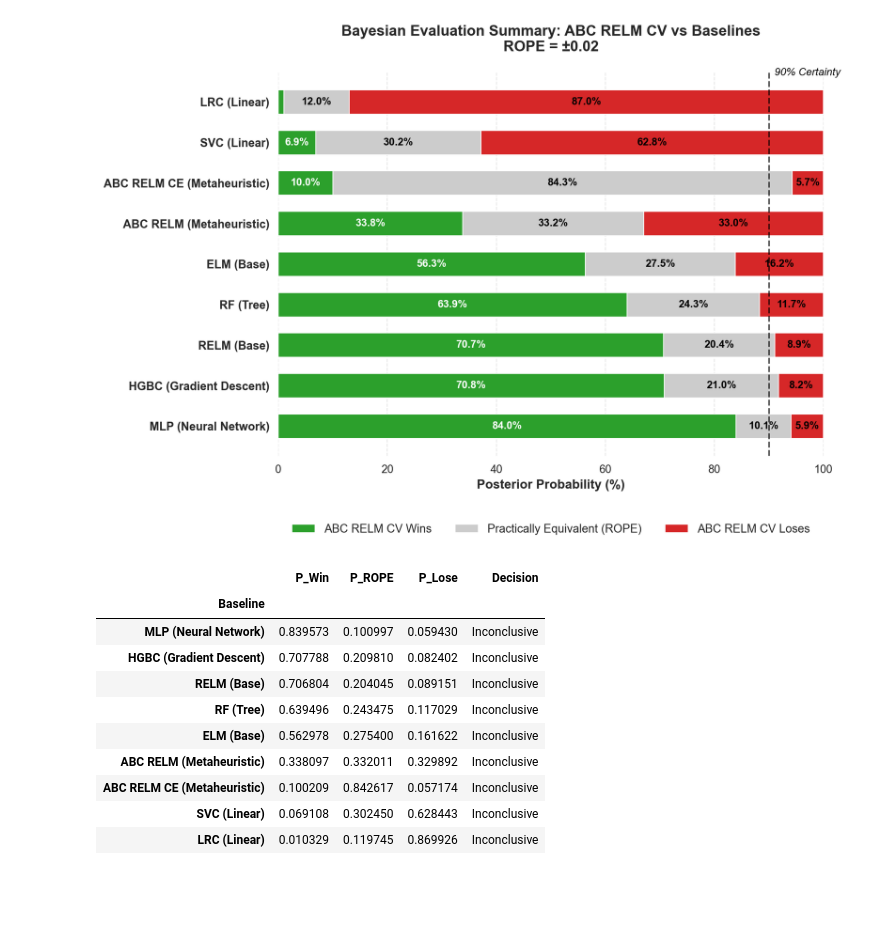
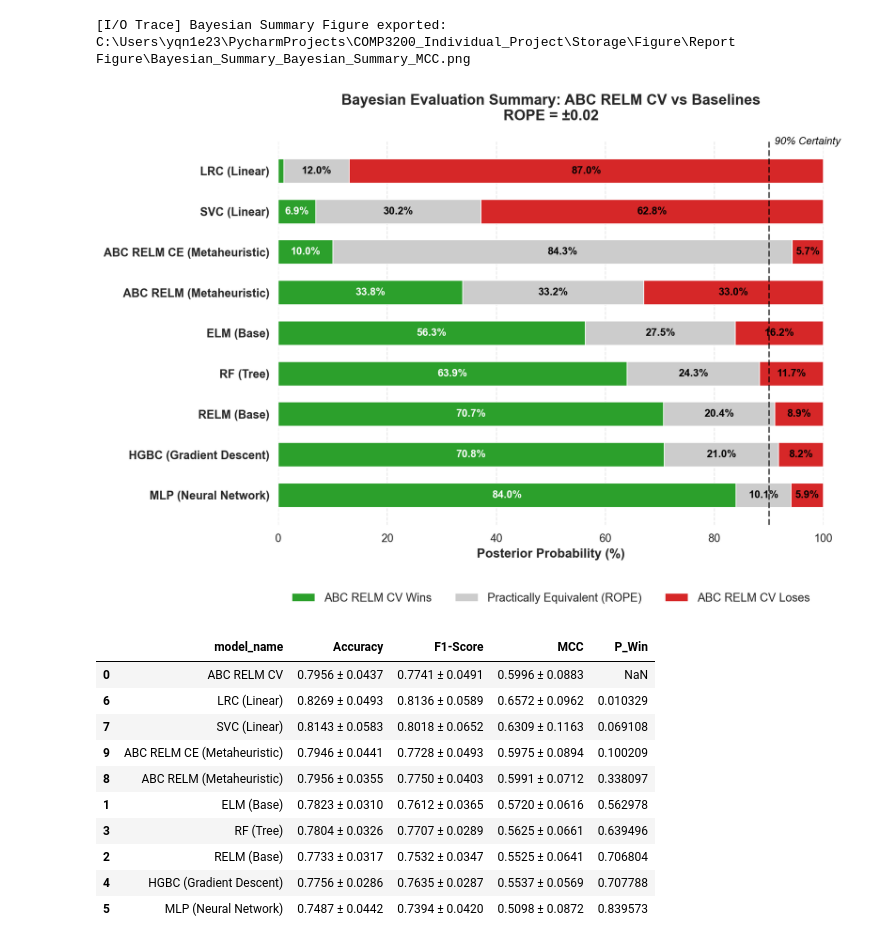
Before and after one commit to youquanneu/COMP3200_Individual_Project, a Jupyter notebook: Report Preparation/Result and Discussion/Final Testing/Final Testing.ipynb, the cells around one changed output. Saved outputs shown, nothing was run; the diff lists cells and outputs as text; code cells hidden in the pictures; blank space fills up the shorter version.

```diff
--- a/Report Preparation/Result and Discussion/Final Testing/Final Testing.ipynb
+++ b/Report Preparation/Result and Discussion/Final Testing/Final Testing.ipynb
@@ -24,25 +27,53 @@ baseline = [
     "SVC (Linear)",
     "LRC (Linear)",
 ]
+# %%
+unused_column = [
+        'Hidden_Nodes', 'Lambda_Value',
+        'Solution_Size', 'Trial_Limit', 'Max_Iteration',
+        'Precision', 'Recall', 'NPV', 'Specificity',
+        'F2-Score', 'Bal Accuracy'
+    ]
+# %%
+result_summary = ABC_Testing.overall_result_summaries(model_files,unused_column)
 # %%
-BayesianAnalysis.run_bayesian_evaluation(
-    model_dict=model_files2,
-    champion_model="ABC RELM CV",
-    baselines=baseline,
-    metric_name='MCC',
-    rope_radius=0.02,
-    certainty_threshold=0.9
+bayesian_result = BayesianAnalysis.run_bayesian_evaluation(
+    model_dict  = model_files,
+    champion_model  = "ABC RELM CV",
+    baselines   = baseline,
+    metric_name = 'MCC',
+    rope_radius = 0.02,
+    certainty_threshold = 0.9,
+    is_final_record     = True
 )
 # %% [output]
+[I/O Trace] Bayesian Summary Figure exported: C:\Users\yqn1e23\PycharmProjects\COMP3200_Individual_Project\Storage\Figure\Report Figure\Bayesian_Summary_Bayesian_Summary_MCC.png
 [figure]
-|  | P_Win | P_ROPE | P_Lose | Decision |
-| Baseline |  |  |  |  |
-| MLP (Neural Network) | 0.839573 | 0.100997 | 0.059430 | Inconclusive |
-| HGBC (Gradient Descent) | 0.707788 | 0.209810 | 0.082402 | Inconclusive |
-| RELM (Base) | 0.706804 | 0.204045 | 0.089151 | Inconclusive |
-| RF (Tree) | 0.639496 | 0.243475 | 0.117029 | Inconclusive |
-| ELM (Base) | 0.562978 | 0.275400 | 0.161622 | Inconclusive |
-| ABC RELM (Metaheuristic) | 0.338097 | 0.332011 | 0.329892 | Inconclusive |
-| ABC RELM CE (Metaheuristic) | 0.100209 | 0.842617 | 0.057174 | Inconclusive |
-| SVC (Linear) | 0.069108 | 0.302450 | 0.628443 | Inconclusive |
-| LRC (Linear) | 0.010329 | 0.119745 | 0.869926 | Inconclusive |
+# %%
+final_result_summary = final_df = result_summary.merge(bayesian_result[['P_Win']],
+                         left_on='model_name', right_index=True, how='left')
+# %%
+sequence_baseline = baseline[::-1]
+full_order = ["ABC RELM CV"] + sequence_baseline
+
+final_result_summary['model_name'] = pd.Categorical(
+    final_result_summary['model_name'],
+    categories = full_order,
+    ordered = True
+)
+final_result_summary = final_result_summary.sort_values('model_name')
+
+report_summary = ABC_Testing.format_summaries_for_academic_report(final_result_summary)
+report_summary
+# %% [output]
+|  | model_name | Accuracy | F1-Score | MCC | P_Win |
+| 0 | ABC RELM CV | 0.7956 ± 0.0437 | 0.7741 ± 0.0491 | 0.5996 ± 0.0883 | NaN |
+| 6 | LRC (Linear) | 0.8269 ± 0.0493 | 0.8136 ± 0.0589 | 0.6572 ± 0.0962 | 0.010329 |
+| 7 | SVC (Linear) | 0.8143 ± 0.0583 | 0.8018 ± 0.0652 | 0.6309 ± 0.1163 | 0.069108 |
+| 9 | ABC RELM CE (Metaheuristic) | 0.7946 ± 0.0441 | 0.7728 ± 0.0493 | 0.5975 ± 0.0894 | 0.100209 |
+| 8 | ABC RELM (Metaheuristic) | 0.7956 ± 0.0355 | 0.7750 ± 0.0403 | 0.5991 ± 0.0712 | 0.338097 |
+| 1 | ELM (Base) | 0.7823 ± 0.0310 | 0.7612 ± 0.0365 | 0.5720 ± 0.0616 | 0.562978 |
+| 3 | RF (Tree) | 0.7804 ± 0.0326 | 0.7707 ± 0.0289 | 0.5625 ± 0.0661 | 0.639496 |
+| 2 | RELM (Base) | 0.7733 ± 0.0317 | 0.7532 ± 0.0347 | 0.5525 ± 0.0641 | 0.706804 |
+| 4 | HGBC (Gradient Descent) | 0.7756 ± 0.0286 | 0.7635 ± 0.0287 | 0.5537 ± 0.0569 | 0.707788 |
+| 5 | MLP (Neural Network) | 0.7487 ± 0.0442 | 0.7394 ± 0.0420 | 0.5098 ± 0.0872 | 0.839573 |
```
Also changed, not shown: parts of 2 cells of this notebook, 3 other files.
